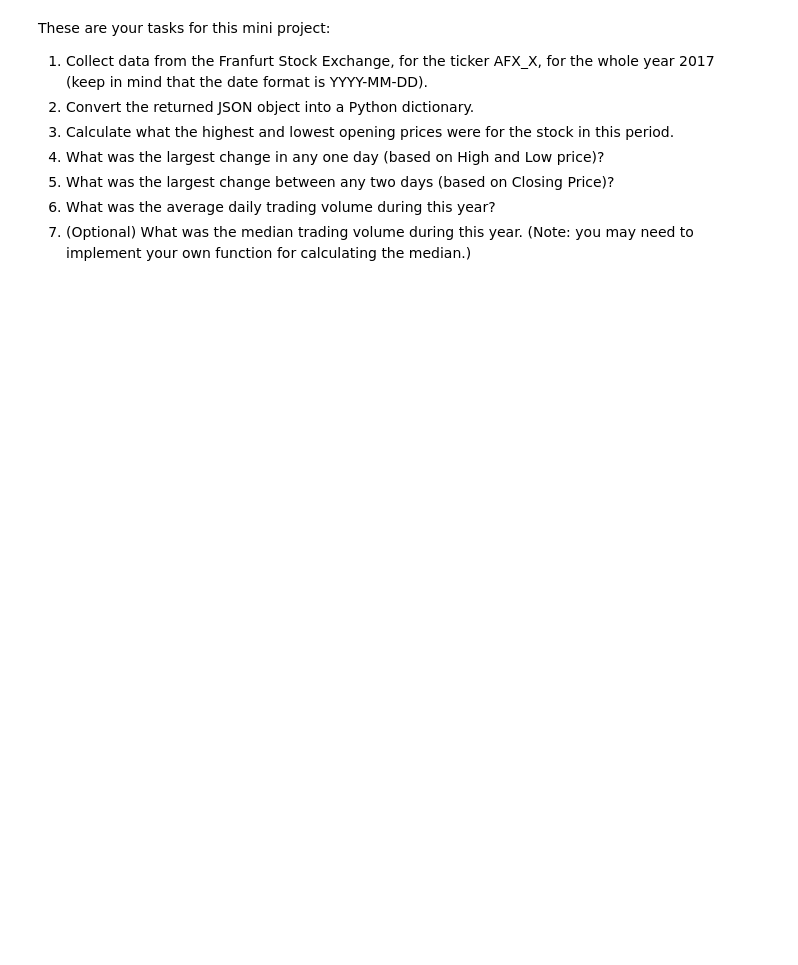
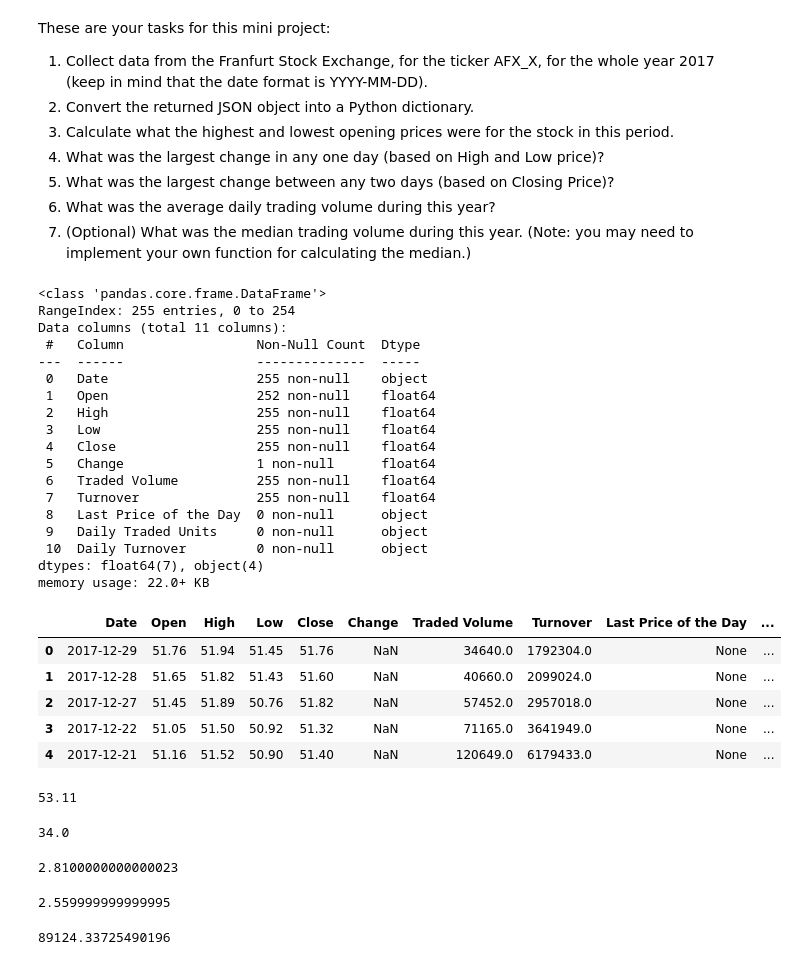
Before and after one commit to springboard-curriculum/dsc, a Jupyter notebook: Unit 7 - Data Wrangling/7.2 - Data Collection/7.2.5 - API Mini Project/api_data_wrangling_mini_project.ipynb, the cells around one changed output. Cells and saved outputs as stored; diff of their text form; code cells hidden in the pictures; blank space fills up the shorter version.

```diff
--- a/Unit 7 - Data Wrangling/7.2 - Data Collection/7.2.5 - API Mini Project/api_data_wrangling_mini_project.ipynb
+++ b/Unit 7 - Data Wrangling/7.2 - Data Collection/7.2.5 - API Mini Project/api_data_wrangling_mini_project.ipynb
@@ -44,6 +39,13 @@ Hint: We are looking for the `AFX_X` data on the `datasets/FSE/` dataset.
 # %%
 # Now, call the Nasdaq API and pull out a small sample of the data (only one day) to get a glimpse
 # into the JSON structure that will be returned
+url = "https://www.quandl.com/api/v3/datasets/FSE/AFX_X.json?api_key=tdX1-8_UjAGuP6qgmm4K\
+&start_date=2017-01-01\
+&end_date=2017-12-31"
+# %%
+r = requests.get(url)
+# %%
+json_data = r.json()
 # %%
 # Inspect the JSON structure of the object you created, and take note of how nested it is,
 # as well as the overall structure
@@ -75,3 +78,59 @@ These are your tasks for this mini project:
 5. What was the largest change between any two days (based on Closing Price)?
 6. What was the average daily trading volume during this year?
 7. (Optional) What was the median trading volume during this year. (Note: you may need to implement your own function for calculating the median.)
+# %%
+#2. Convert the returned JSON object into a Python dictionary.
+df = pd.DataFrame(json_data['dataset']['data'], columns = json_data['dataset']['column_names'])
+df.info()
+df.head()
+# %% [output]
+<class 'pandas.core.frame.DataFrame'>
+RangeIndex: 255 entries, 0 to 254
+Data columns (total 11 columns):
+ #   Column                 Non-Null Count  Dtype
+---  ------                 --------------  -----
+ 0   Date                   255 non-null    object
+ 1   Open                   252 non-null    float64
+ 2   High                   255 non-null    float64
+ 3   Low                    255 non-null    float64
+ 4   Close                  255 non-null    float64
+ 5   Change                 1 non-null      float64
+ 6   Traded Volume          255 non-null    float64
+ 7   Turnover               255 non-null    float64
+ 8   Last Price of the Day  0 non-null      object
+ 9   Daily Traded Units     0 non-null      object
+ 10  Daily Turnover         0 non-null      object
+dtypes: float64(7), object(4)
+memory usage: 22.0+ KB
+|  | Date | Open | High | Low | Close | Change | Traded Volume | Turnover | Last Price of the Day | ... |
+| 0 | 2017-12-29 | 51.76 | 51.94 | 51.45 | 51.76 | NaN | 34640.0 | 1792304.0 | None | ... |
+| 1 | 2017-12-28 | 51.65 | 51.82 | 51.43 | 51.60 | NaN | 40660.0 | 2099024.0 | None | ... |
+| 2 | 2017-12-27 | 51.45 | 51.89 | 50.76 | 51.82 | NaN | 57452.0 | 2957018.0 | None | ... |
+| 3 | 2017-12-22 | 51.05 | 51.50 | 50.92 | 51.32 | NaN | 71165.0 | 3641949.0 | None | ... |
+| 4 | 2017-12-21 | 51.16 | 51.52 | 50.90 | 51.40 | NaN | 120649.0 | 6179433.0 | None | ... |
+# %%
+#3. Calculate what the highest and lowest opening prices were for the stock in this period.
+
+df['Open'].max()
+# %% [output]
+53.11
+# %%
+df['Open'].min()
+# %% [output]
+34.0
+# %%
+#4. What was the largest change in any one day (based on High and Low price)?
+result= df['High']-df['Low']
+result.max()
+# %% [output]
+2.8100000000000023
+# %%
+#5. What was the largest change between any two days (based on Closing Price)?
+df['Close'].diff(periods=1).max()
+# %% [output]
+2.559999999999995
+# %%
+#6. What was the average daily trading volume during this year?
+df['Traded Volume'].mean()
+# %% [output]
+89124.33725490196
```
Also changed, not shown: parts of 5 cells of this notebook.
